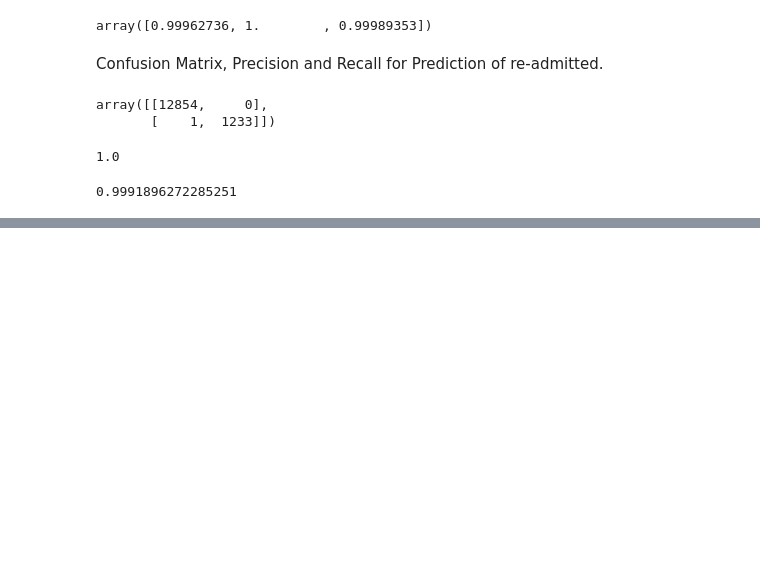
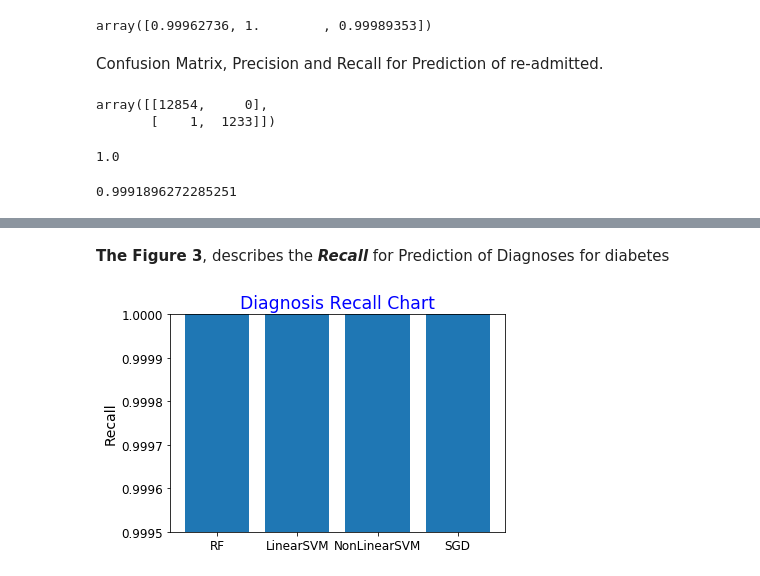
Before and after one commit to fsclsnow/AML, a Jupyter notebook: AML_Project5_Diabetes.ipynb, the cells around one changed output, grey strips where cells are left out. Saved outputs shown, nothing was run; the diff lists cells and outputs as text; code cells hidden in the pictures; blank space fills up the shorter version.

```diff
--- a/AML_Project5_Diabetes.ipynb
+++ b/AML_Project5_Diabetes.ipynb
@@ -1071,7 +1070,8 @@ precision_score(test_labels_diag, dia_pred)
 # %% [output]
 1.0
 # %%
-recall_score(test_labels_diag, dia_pred)
+rs_rf_diag = recall_score(test_labels_diag, dia_pred)
+rs_rf_diag
 # %% [output]
 1.0
 # %% [markdown]
@@ -1148,7 +1156,8 @@ precision_score(test_labels_diag, svm_dia_pred)
 # %% [output]
 1.0
 # %%
-recall_score(test_labels_diag, svm_dia_pred)
+rs_svm_diag = recall_score(test_labels_diag, svm_dia_pred)
+rs_svm_diag
 # %% [output]
 1.0
 # %%
@@ -1211,7 +1227,8 @@ precision_score(test_labels_diag, sgd_dia_pred)
 # %% [output]
 0.9998179169701383
 # %%
-recall_score(test_labels_diag, sgd_dia_pred)
+rs_sgd_diag = recall_score(test_labels_diag, sgd_dia_pred)
+rs_sgd_diag
 # %% [output]
 1.0
 # %%
@@ -1282,7 +1306,8 @@ precision_score(test_labels_diag, svm_poly_dia_pred)
 # %% [output]
 1.0
 # %%
-recall_score(test_labels_diag, svm_poly_dia_pred)
+rs_svm_poly_diag = recall_score(test_labels_diag, svm_poly_dia_pred)
+rs_svm_poly_diag
 # %% [output]
 1.0
 # %%
@@ -1326,0 +1380,12 @@ recall_score(test_labels_read, svm_poly_read_pred)
+# %% [markdown]
+**The Figure 3**, describes the ***Recall*** for Prediction of Diagnoses for diabetes
+# %%
+names = ['RF', 'LinearSVM', 'NonLinearSVM',"SGD"]
+values = [rs_rf_diag, rs_svm_diag, rs_sgd_diag, rs_svm_poly_diag]
+plt.bar(names, values)
+plt.ylabel("Recall")
+plt.ylim(0.9995,1)
+plt.title("Diagnosis Recall Chart", color = "blue", fontsize = "xx-large")
+plt.show()
+# %% [output]
+[figure, added]
```
Also changed, not shown: parts of 45 cells of this notebook.
